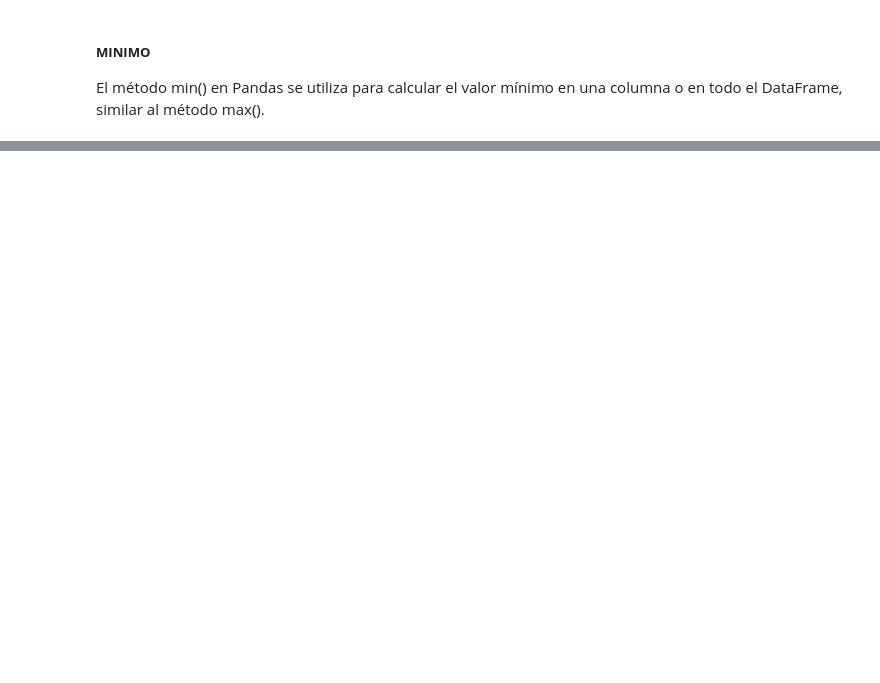
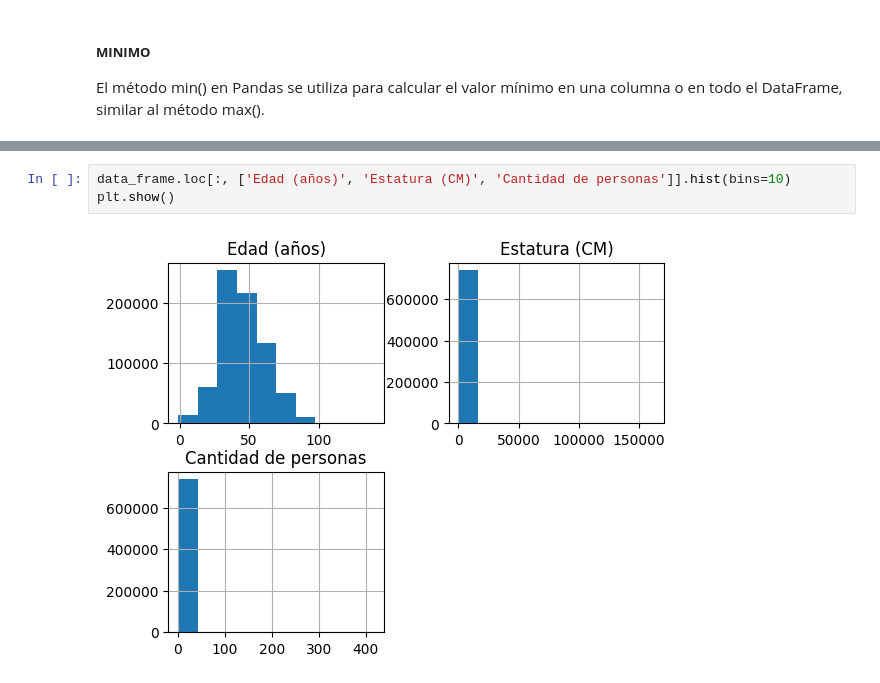
Before and after one commit to alexanderbeleno16/taller1_corte1_mi_20241, a Jupyter notebook: taller1_corte1_mi_20241.ipynb, the cells around one changed output, grey strips where cells are left out. Cells and saved outputs as stored; diff of their text form; blank space fills up the shorter version.

```diff
--- a/taller1_corte1_mi_20241.ipynb
+++ b/taller1_corte1_mi_20241.ipynb
@@ -187,0 +195,5 @@ dtype: int64
+# %%
+data_frame.loc[:, ['Edad (años)', 'Estatura (CM)', 'Cantidad de personas']].hist(bins=10)
+plt.show()
+# %% [output]
+[figure, added]
```
Also changed, not shown: parts of 7 cells of this notebook.
